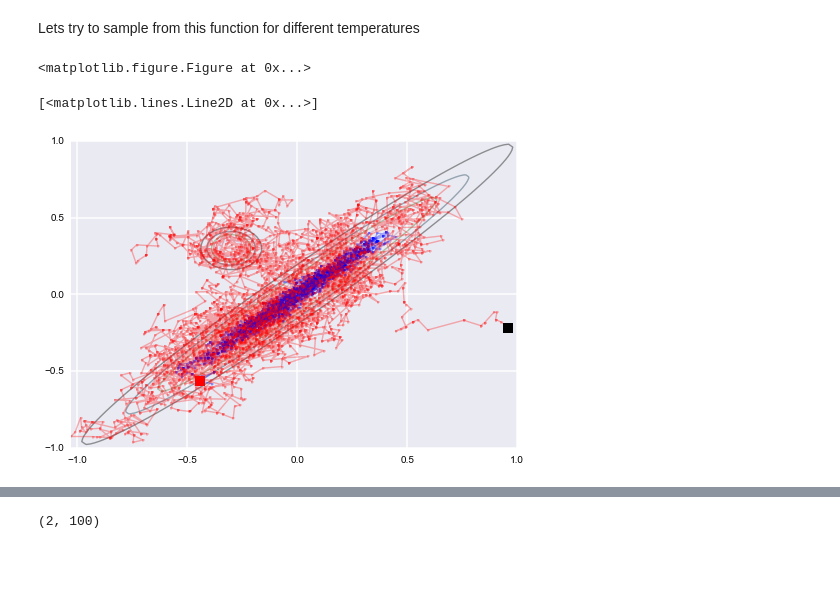
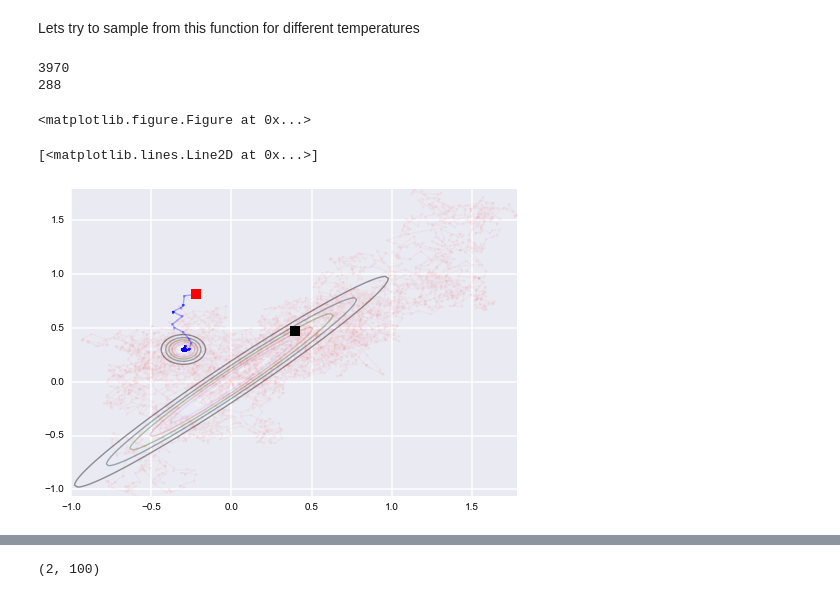
Before and after one commit to AM207/Site, a Jupyter notebook: am207/content/notebooks/Lecture13_SimulatedAnnealing.ipynb, the cells around one changed output, grey strips where cells are left out. Saved outputs shown, nothing was run; the diff lists cells and outputs as text; code cells hidden in the pictures; blank space fills up the shorter version.

```diff
--- a/am207/content/notebooks/Lecture13_SimulatedAnnealing.ipynb
+++ b/am207/content/notebooks/Lecture13_SimulatedAnnealing.ipynb
@@ -104,30 +106,33 @@ def MH_simple(p, n, sig, T, x0, y0):
             i = i + 1
 
             k=k+1
-    return x,y
+    return x,y, k
 
 
 #intitialize the sampling. Start somewhere from 0..1
 x0 = np.random.uniform(low=-1, high=1)
 y0 = np.random.uniform(low=-1, high=1)
 
-T=.1
-x,y = MH_simple(p, n, sig, T, x0, y0)
-
+T=.001
+xL,yL, k = MH_simple(p, n, sig, T, x0, y0)
+print k
 
 x0 = np.random.uniform(low=-1, high=1)
 y0 = np.random.uniform(low=-1, high=1)
 
-T=3.0
-x10,y10 = MH_simple(p, n, sig, T, x0, y0)
+T=10.0
+xH,yH, k = MH_simple(p, n, sig, T, x0, y0)
+print k
 # %% [output]
-<matplotlib.figure.Figure at 0x...>
+3970
+288
+<matplotlib.figure.Figure at 0x...>
 # %%
 plt.contour(xx,yy,M, alpha=0.4)
-plt.plot(x,y, 'b.-', alpha=0.3)
-plt.plot(x[1],y[1], 'rs', ms=10)
-plt.plot(x10,y10, 'r.-', alpha=0.3)
-plt.plot(x10[1],y10[1], 'ks', ms=10)
+plt.plot(xL,yL, 'b.-', alpha=0.3)
+plt.plot(xL[1],yL[1], 'rs', ms=10)
+plt.plot(xH,yH, 'r.-', alpha=0.03)
+plt.plot(xH[1],yH[1], 'ks', ms=10)
 # %% [output]
 [<matplotlib.lines.Line2D at 0x...>]
-[figure, old version]
+[figure, new version]
```
Also changed, not shown: parts of 11 cells of this notebook, 1 other file.
